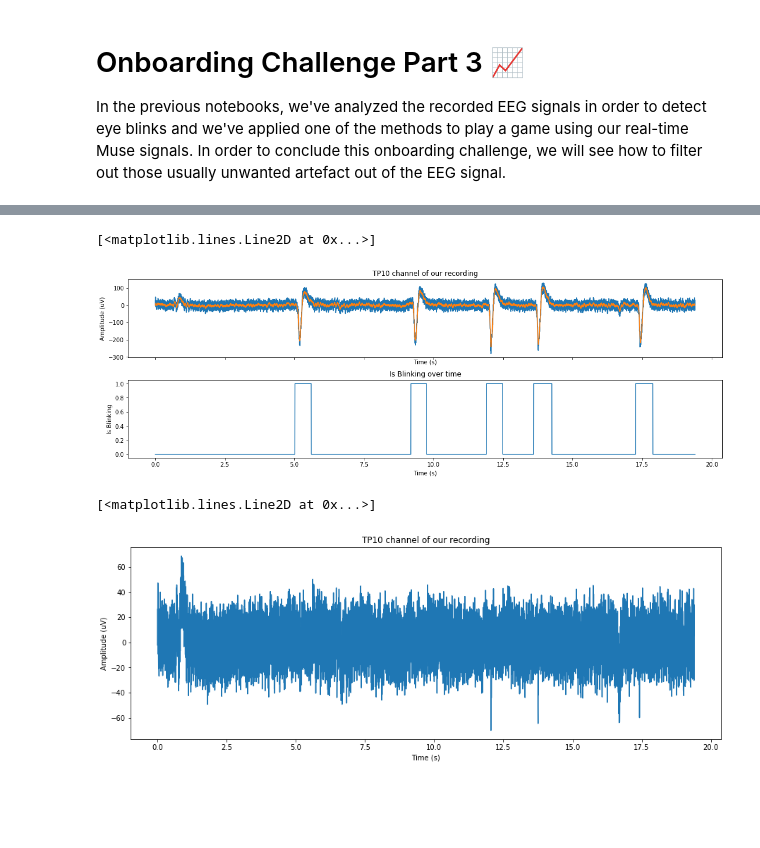
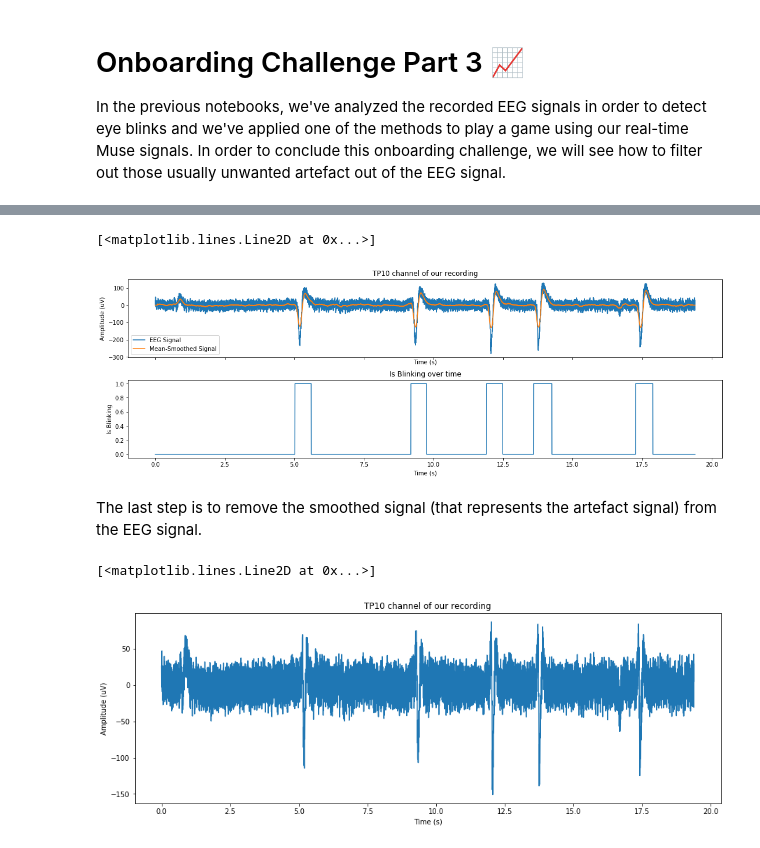
Before and after one commit to PolyCortex/onboarding-challenge, a Jupyter notebook: onboarding-challenge-part-3.ipynb, the cells around one changed output, grey strips where cells are left out. Cells and saved outputs as stored; diff of their text form; code cells hidden in the pictures; blank space fills up the shorter version.

Commit message:
cleaned part 3 comments and added gaussian smooth filter

```diff
--- a/onboarding-challenge-part-3.ipynb
+++ b/onboarding-challenge-part-3.ipynb
@@ -29,6 +52,8 @@ eeg_data[CHANNEL] -= np.mean(eeg_data[CHANNEL])
 # %%
 N = len(eeg_data[CHANNEL])
-K = 5  # filter window
+# K is the filter window. If this value is small, the tendency of the
+# signal will be more local to the surrounding data points.
+K = 20
 
 filtered_signal = np.zeros(N)
 for i in range(K+1, N-K-1):
@@ -54,23 +86,6 @@ axes[1].plot(eeg_data['timestamps'], debounced_blink_signal)
 # %%
 SCALE_FACTOR = 1.8
-rising_edges = []
-falling_edges = []
-
-for i, is_blinking in enumerate(debounced_blink_signal):
-    if is_blinking and not debounced_blink_signal[i-1]:
-        # rising edge
-        rising_edges.append(i)
-    elif not is_blinking and debounced_blink_signal[i-1]:
-        # falling edge
-        falling_edges.append(i)
-
-high_domain = [(rising_edges[i], falling_edges[i]) for i in range(len(rising_edges))]
-
-for domain in high_domain:
-    domain_span = domain[1] - domain[0]
-    scaled_domain_span = domain_span * SCALE_FACTOR
-    indexes_to_set = int((scaled_domain_span - domain_span)/2)
-    debounced_blink_signal[domain[0]-indexes_to_set: domain[1]+indexes_to_set] = [True]*(domain[1]+ 2 * indexes_to_set - domain[0])
+debounced_blink_signal = scale_duty_cycle(debounced_blink_signal, SCALE_FACTOR)
 
 fig, axes = plt.subplots(2, 1, constrained_layout=True, sharex=True, figsize=[15,5])
 
@@ -78,8 +93,9 @@ fig, axes = plt.subplots(2, 1, constrained_layout=True, sharex=True, figsize=[15
 axes[0].set_title('TP10 channel of our recording')
 axes[0].set_xlabel('Time (s)')
 axes[0].set_ylabel('Amplitude (uV)')
-axes[0].plot(eeg_data['timestamps'], eeg_data[CHANNEL])
-axes[0].plot(eeg_data['timestamps'], filtered_signal)
+axes[0].plot(eeg_data['timestamps'], eeg_data[CHANNEL], label="EEG Signal")
+axes[0].plot(eeg_data['timestamps'], filtered_signal, label="Mean-Smoothed Signal")
+axes[0].legend()
 
 # Plot the blink data
 axes[1].set_title('Is Blinking over time')
@@ -88,18 +104,21 @@ axes[1].set_ylabel('Is Blinking')
 axes[1].plot(eeg_data['timestamps'], debounced_blink_signal)
 # %% [output]
 [<matplotlib.lines.Line2D at 0x...>]
-[figure, old version]
+[figure, new version]
+# %% [markdown]
+The last step is to remove the smoothed signal (that represents the artefact signal) from the EEG signal.
 # %%
 filtered_domain = [index for index, is_blinking in enumerate(debounced_blink_signal) if is_blinking]
+filtered_eeg_data = deepcopy(eeg_data[CHANNEL])
 for i in filtered_domain:
-    eeg_data[CHANNEL][i] -= filtered_signal[i]
+    filtered_eeg_data[i] -= filtered_signal[i]
 
 # Plot the TP10 channel
 plt.figure(figsize=(15,5))
 plt.title('TP10 channel of our recording')
 plt.xlabel('Time (s)')
 plt.ylabel('Amplitude (uV)')
-plt.plot(eeg_data['timestamps'], eeg_data[CHANNEL])
+plt.plot(eeg_data['timestamps'], filtered_eeg_data)
 # %% [output]
 [<matplotlib.lines.Line2D at 0x...>]
-[figure, old version]
+[figure, new version]
```
Also changed, not shown: parts of 17 cells of this notebook, 2 other files.
